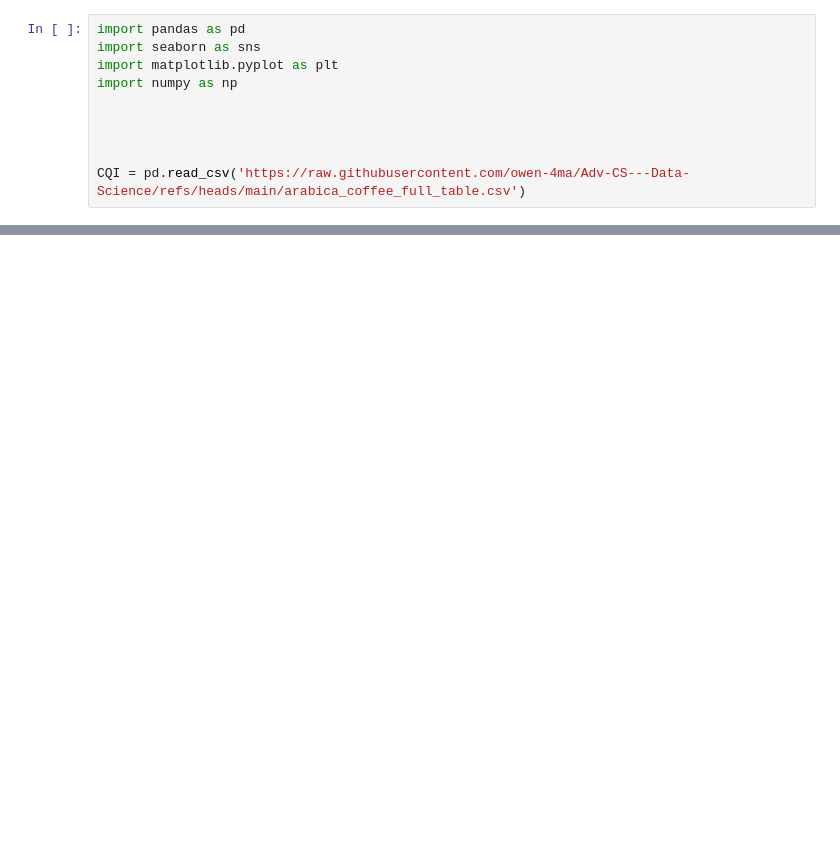
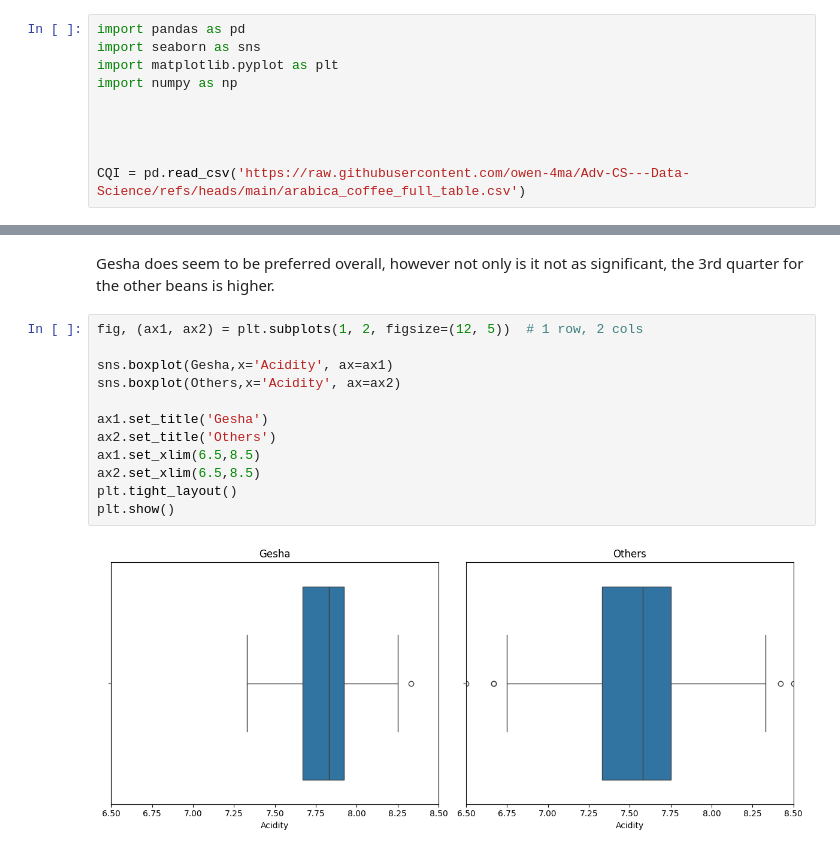
Before and after one commit to owen-4ma/Adv-CS---Data-Science, a Jupyter notebook: Milestone_3_Coffee_Quality_Analysis.ipynb, the cells around one changed output, grey strips where cells are left out. Drawn from its saved outputs; the diff is of its cells as text; blank space fills up the shorter version.

```diff
--- a/Milestone_3_Coffee_Quality_Analysis.ipynb
+++ b/Milestone_3_Coffee_Quality_Analysis.ipynb
@@ -78,0 +422,16 @@ print(CQI['Overall'].value_counts())
+# %% [markdown]
+Gesha does seem to be preferred overall, however not only is it not as significant, the 3rd quarter for the other beans is higher.
+# %%
+fig, (ax1, ax2) = plt.subplots(1, 2, figsize=(12, 5))  # 1 row, 2 cols
+
+sns.boxplot(Gesha,x='Acidity', ax=ax1)
+sns.boxplot(Others,x='Acidity', ax=ax2)
+
+ax1.set_title('Gesha')
+ax2.set_title('Others')
+ax1.set_xlim(6.5,8.5)
+ax2.set_xlim(6.5,8.5)
+plt.tight_layout()
+plt.show()
+# %% [output]
+[figure, added]
```
Also changed, not shown: parts of 59 cells of this notebook.
